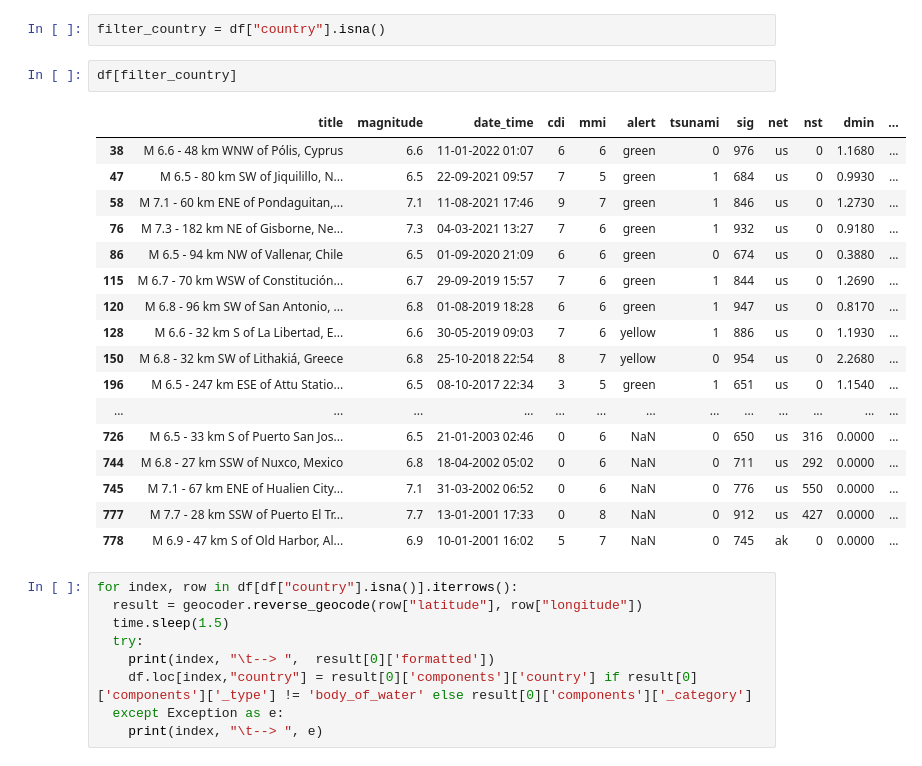
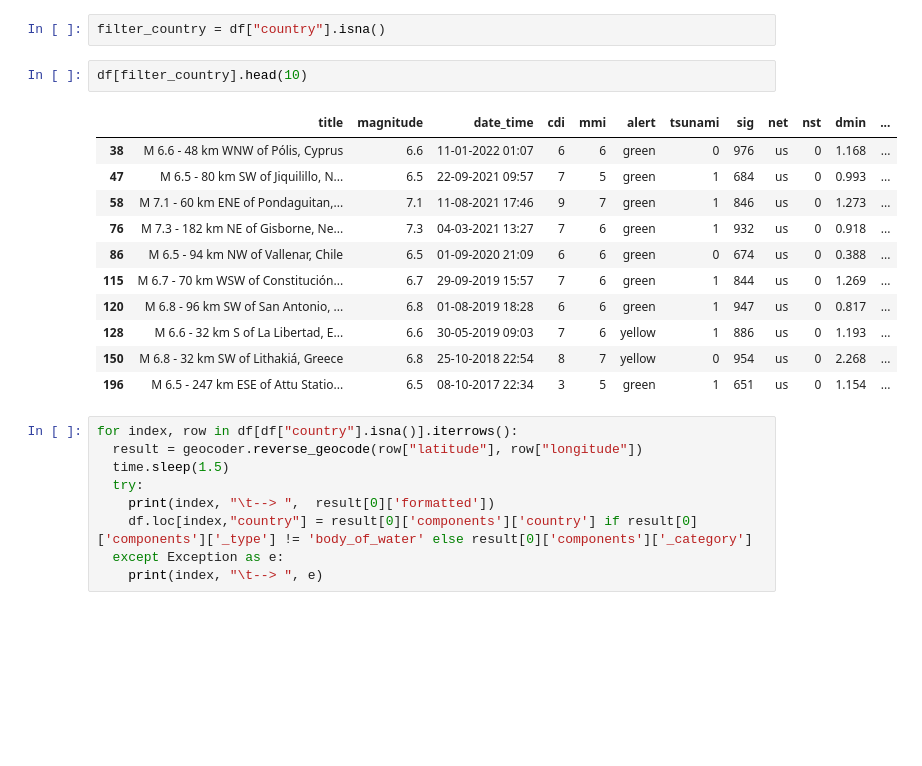
Before and after one commit to Erwin-d3v/Proyecto-2, a Jupyter notebook: Earthquakes.ipynb, the cells around one changed output. Cells and saved outputs as stored; diff of their text form; blank space fills up the shorter version.

```diff
--- a/Earthquakes.ipynb
+++ b/Earthquakes.ipynb
@@ -189,25 +194,19 @@ for index, row in df[df["continent"].isna()].iterrows():
 # %%
 filter_country = df["country"].isna()
 # %%
-df[filter_country]
+df[filter_country].head(10)
 # %% [output]
 |  | title | magnitude | date_time | cdi | mmi | alert | tsunami | sig | net | nst | dmin | ... |
-| 38 | M 6.6 - 48 km WNW of Pólis, Cyprus | 6.6 | 11-01-2022 01:07 | 6 | 6 | green | 0 | 976 | us | 0 | 1.1680 | ... |
-| 47 | M 6.5 - 80 km SW of Jiquilillo, N... | 6.5 | 22-09-2021 09:57 | 7 | 5 | green | 1 | 684 | us | 0 | 0.9930 | ... |
-| 58 | M 7.1 - 60 km ENE of Pondaguitan,... | 7.1 | 11-08-2021 17:46 | 9 | 7 | green | 1 | 846 | us | 0 | 1.2730 | ... |
-| 76 | M 7.3 - 182 km NE of Gisborne, Ne... | 7.3 | 04-03-2021 13:27 | 7 | 6 | green | 1 | 932 | us | 0 | 0.9180 | ... |
-| 86 | M 6.5 - 94 km NW of Vallenar, Chile | 6.5 | 01-09-2020 21:09 | 6 | 6 | green | 0 | 674 | us | 0 | 0.3880 | ... |
-| 115 | M 6.7 - 70 km WSW of Constitución... | 6.7 | 29-09-2019 15:57 | 7 | 6 | green | 1 | 844 | us | 0 | 1.2690 | ... |
-| 120 | M 6.8 - 96 km SW of San Antonio, ... | 6.8 | 01-08-2019 18:28 | 6 | 6 | green | 1 | 947 | us | 0 | 0.8170 | ... |
-| 128 | M 6.6 - 32 km S of La Libertad, E... | 6.6 | 30-05-2019 09:03 | 7 | 6 | yellow | 1 | 886 | us | 0 | 1.1930 | ... |
-| 150 | M 6.8 - 32 km SW of Lithakiá, Greece | 6.8 | 25-10-2018 22:54 | 8 | 7 | yellow | 0 | 954 | us | 0 | 2.2680 | ... |
-| 196 | M 6.5 - 247 km ESE of Attu Statio... | 6.5 | 08-10-2017 22:34 | 3 | 5 | green | 1 | 651 | us | 0 | 1.1540 | ... |
-| ... | ... | ... | ... | ... | ... | ... | ... | ... | ... | ... | ... | ... |
-| 726 | M 6.5 - 33 km S of Puerto San Jos... | 6.5 | 21-01-2003 02:46 | 0 | 6 | NaN | 0 | 650 | us | 316 | 0.0000 | ... |
-| 744 | M 6.8 - 27 km SSW of Nuxco, Mexico | 6.8 | 18-04-2002 05:02 | 0 | 6 | NaN | 0 | 711 | us | 292 | 0.0000 | ... |
-| 745 | M 7.1 - 67 km ENE of Hualien City... | 7.1 | 31-03-2002 06:52 | 0 | 6 | NaN | 0 | 776 | us | 550 | 0.0000 | ... |
-| 777 | M 7.7 - 28 km SSW of Puerto El Tr... | 7.7 | 13-01-2001 17:33 | 0 | 8 | NaN | 0 | 912 | us | 427 | 0.0000 | ... |
-| 778 | M 6.9 - 47 km S of Old Harbor, Al... | 6.9 | 10-01-2001 16:02 | 5 | 7 | NaN | 0 | 745 | ak | 0 | 0.0000 | ... |
+| 38 | M 6.6 - 48 km WNW of Pólis, Cyprus | 6.6 | 11-01-2022 01:07 | 6 | 6 | green | 0 | 976 | us | 0 | 1.168 | ... |
+| 47 | M 6.5 - 80 km SW of Jiquilillo, N... | 6.5 | 22-09-2021 09:57 | 7 | 5 | green | 1 | 684 | us | 0 | 0.993 | ... |
+| 58 | M 7.1 - 60 km ENE of Pondaguitan,... | 7.1 | 11-08-2021 17:46 | 9 | 7 | green | 1 | 846 | us | 0 | 1.273 | ... |
+| 76 | M 7.3 - 182 km NE of Gisborne, Ne... | 7.3 | 04-03-2021 13:27 | 7 | 6 | green | 1 | 932 | us | 0 | 0.918 | ... |
+| 86 | M 6.5 - 94 km NW of Vallenar, Chile | 6.5 | 01-09-2020 21:09 | 6 | 6 | green | 0 | 674 | us | 0 | 0.388 | ... |
+| 115 | M 6.7 - 70 km WSW of Constitución... | 6.7 | 29-09-2019 15:57 | 7 | 6 | green | 1 | 844 | us | 0 | 1.269 | ... |
+| 120 | M 6.8 - 96 km SW of San Antonio, ... | 6.8 | 01-08-2019 18:28 | 6 | 6 | green | 1 | 947 | us | 0 | 0.817 | ... |
+| 128 | M 6.6 - 32 km S of La Libertad, E... | 6.6 | 30-05-2019 09:03 | 7 | 6 | yellow | 1 | 886 | us | 0 | 1.193 | ... |
+| 150 | M 6.8 - 32 km SW of Lithakiá, Greece | 6.8 | 25-10-2018 22:54 | 8 | 7 | yellow | 0 | 954 | us | 0 | 2.268 | ... |
+| 196 | M 6.5 - 247 km ESE of Attu Statio... | 6.5 | 08-10-2017 22:34 | 3 | 5 | green | 1 | 651 | us | 0 | 1.154 | ... |
 # %%
 for index, row in df[df["country"].isna()].iterrows():
   result = geocoder.reverse_geocode(row["latitude"], row["longitude"])
```
Also changed, not shown: parts of 2 cells of this notebook, 2 other files.
